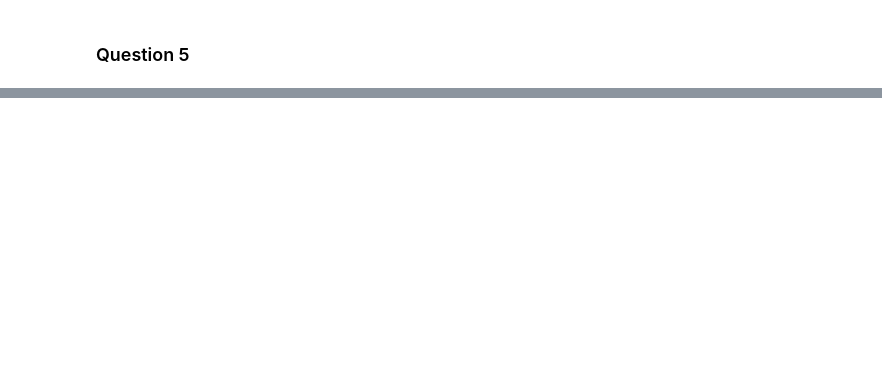
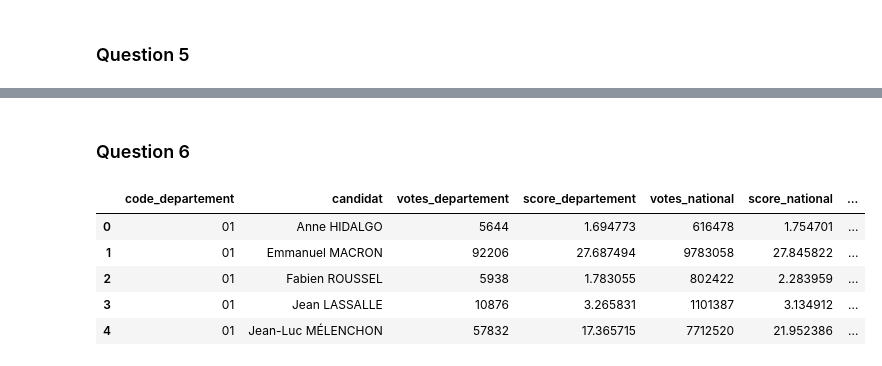
Before and after one commit to Ameane/DM_Python_pour_la_datascience_GROUPE_1B, a Jupyter notebook: main.ipynb, the cells around one changed output, grey strips where cells are left out. Cells and saved outputs as stored; diff of their text form; code cells hidden in the pictures; blank space fills up the shorter version.

Commit message:
Question 6

```diff
--- a/main.ipynb
+++ b/main.ipynb
@@ -130,3 +130,19 @@ score_departement_11["score"] = score_departement_11["score"].apply(lambda x: f"
 | 11 | Nathalie ARTHAUD | 1026 | 0.48 % |
 # %% [markdown]
 ### Question 5
+# %%
+score_departements = score_departements.merge(scores_nationaux[['candidat', 'voix', 'pourcentage']],
+                                              on='candidat',
+                                              how='left')
+
+score_departements = score_departements.rename(columns={"votes": "votes_departement",
+                                                        "score":"score_departement",
+                                                        "voix": "votes_national",
+                                                        "pourcentage": "score_national"})
+
+score_departement_11 = score_departements[score_departements['code_departement'] == "11"].sort_values(by='score_departement', ascending=False).reset_index(drop=True)
+score_departement_11["score_departement"] = score_departement_11["score_departement"].apply(lambda x: f"{x:.2f} %")
+score_departement_11["score_national"] = score_departement_11["score_national"].apply(lambda x: f"{x:.2f} %")
+
+
+score_departement_11.head()
@@ -132,0 +169,12 @@ score_departement_11["score"] = score_departement_11["score"].apply(lambda x: f"
+# %% [markdown]
+### Question 6
+# %%
+score_departements['surrepresentation'] = ((score_departements['score_departement'] - score_departements['score_national']) / score_departements['score_national'])
+score_departements.head()
+# %% [output]
+|  | code_departement | candidat | votes_departement | score_departement | votes_national | score_national | ... |
+| 0 | 01 | Anne HIDALGO | 5644 | 1.694773 | 616478 | 1.754701 | ... |
+| 1 | 01 | Emmanuel MACRON | 92206 | 27.687494 | 9783058 | 27.845822 | ... |
+| 2 | 01 | Fabien ROUSSEL | 5938 | 1.783055 | 802422 | 2.283959 | ... |
+| 3 | 01 | Jean LASSALLE | 10876 | 3.265831 | 1101387 | 3.134912 | ... |
+| 4 | 01 | Jean-Luc MÉLENCHON | 57832 | 17.365715 | 7712520 | 21.952386 | ... |
```
Also changed, not shown: parts of 3 cells of this notebook.
